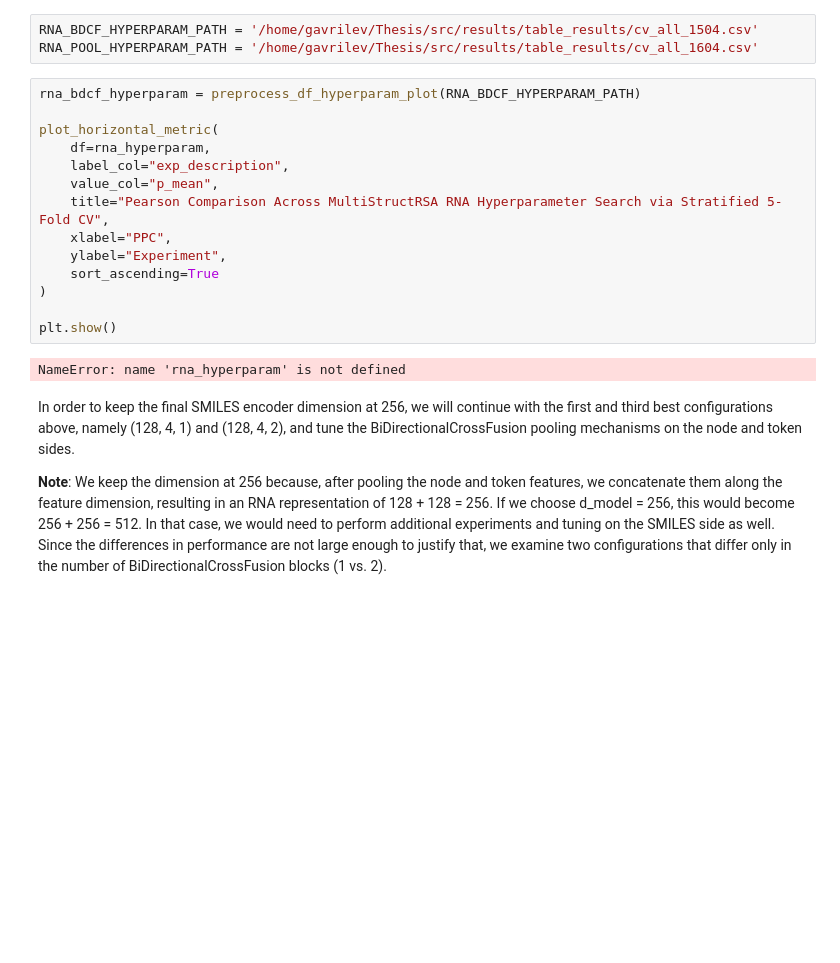
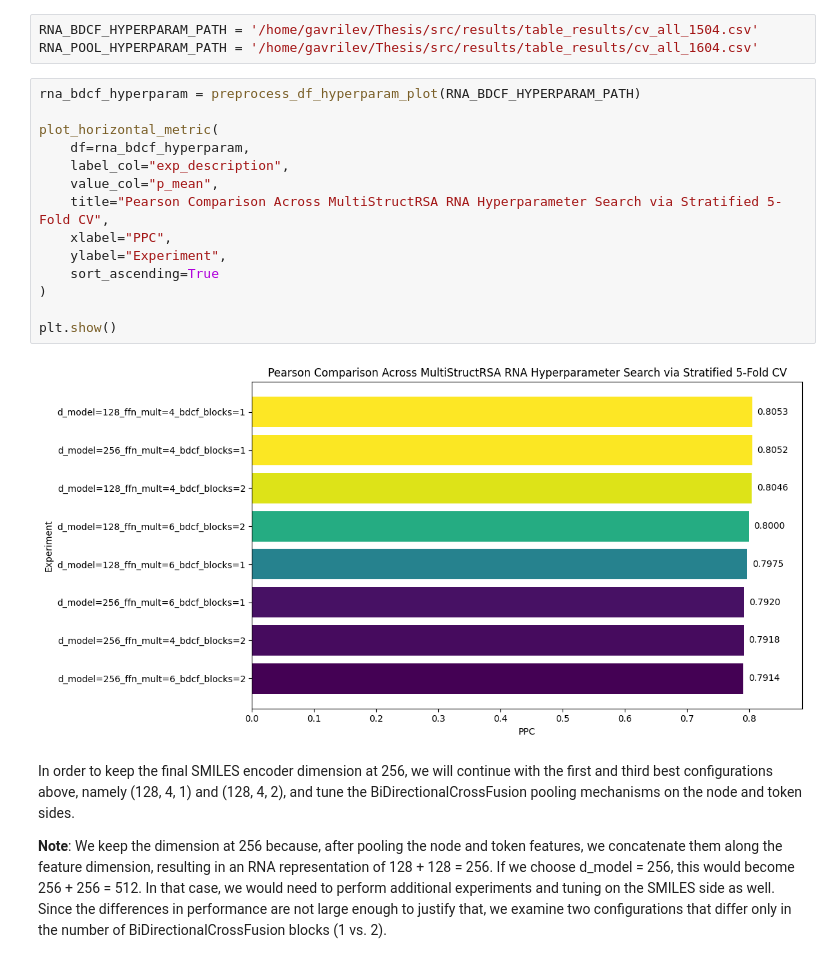
Before and after one commit to Gavision97/MultiStructRSA, a Jupyter notebook: notebooks/analyse_exp_res.ipynb, the cells around one changed output. Cells and saved outputs as stored; diff of their text form; blank space fills up the shorter version.

```diff
--- a/notebooks/analyse_exp_res.ipynb
+++ b/notebooks/analyse_exp_res.ipynb
@@ -105,19 +105,19 @@ RNA_POOL_HYPERPARAM_PATH = '/home/gavrilev/Thesis/src/results/table_results/cv_a
 # %%
 rna_bdcf_hyperparam = preprocess_df_hyperparam_plot(RNA_BDCF_HYPERPARAM_PATH)
 
 plot_horizontal_metric(
-    df=rna_hyperparam,
+    df=rna_bdcf_hyperparam,
     label_col="exp_description",
     value_col="p_mean",
     title="Pearson Comparison Across MultiStructRSA RNA Hyperparameter Search via Stratified 5-Fold CV",
     xlabel="PPC",
     ylabel="Experiment",
     sort_ascending=True
 )
 
 plt.show()
 # %% [output]
-NameError: name 'rna_hyperparam' is not defined
+[figure, added]
 # %% [markdown]
 In order to keep the final SMILES encoder dimension at 256, we will continue with the first and third best configurations above, namely (128, 4, 1) and (128, 4, 2), and tune the BiDirectionalCrossFusion pooling mechanisms on the node and token sides.
 
```
Also changed, not shown: 11 other files.
